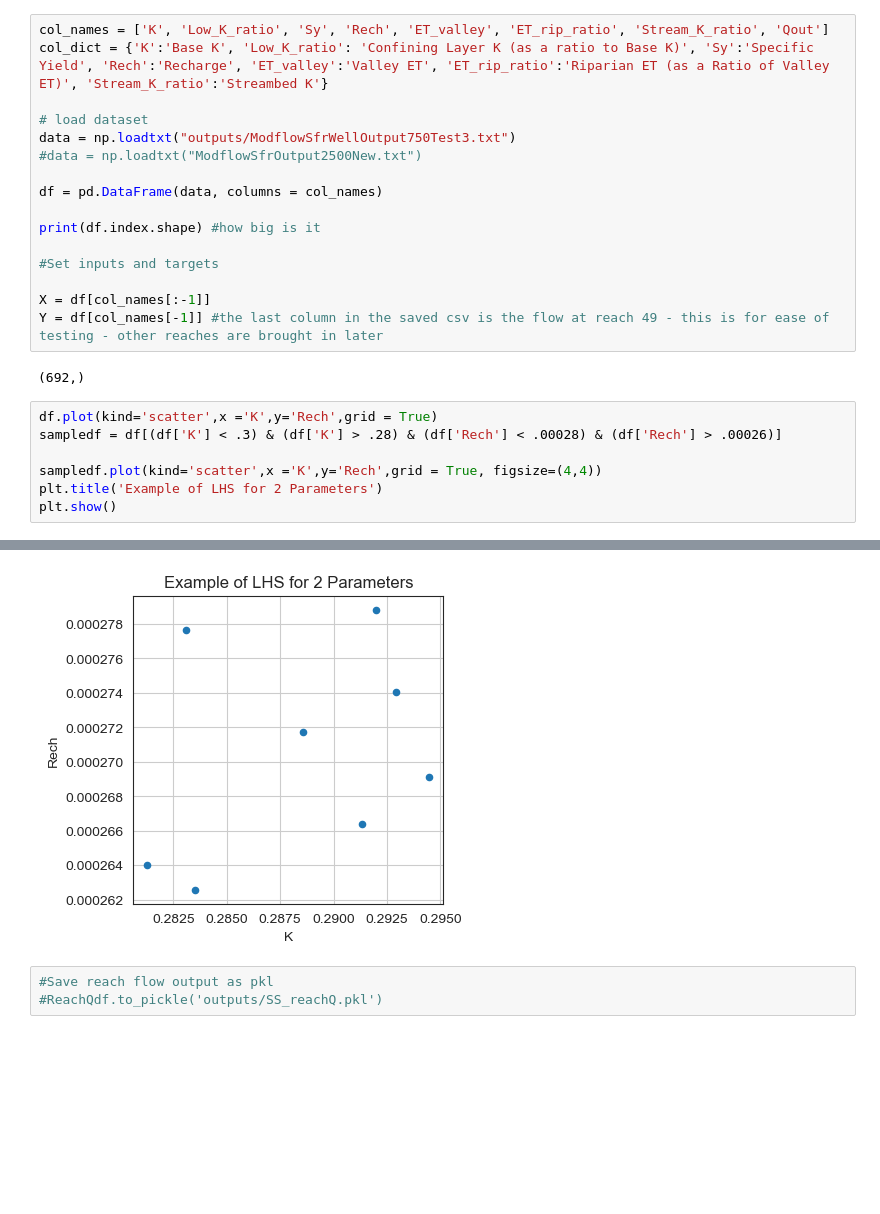
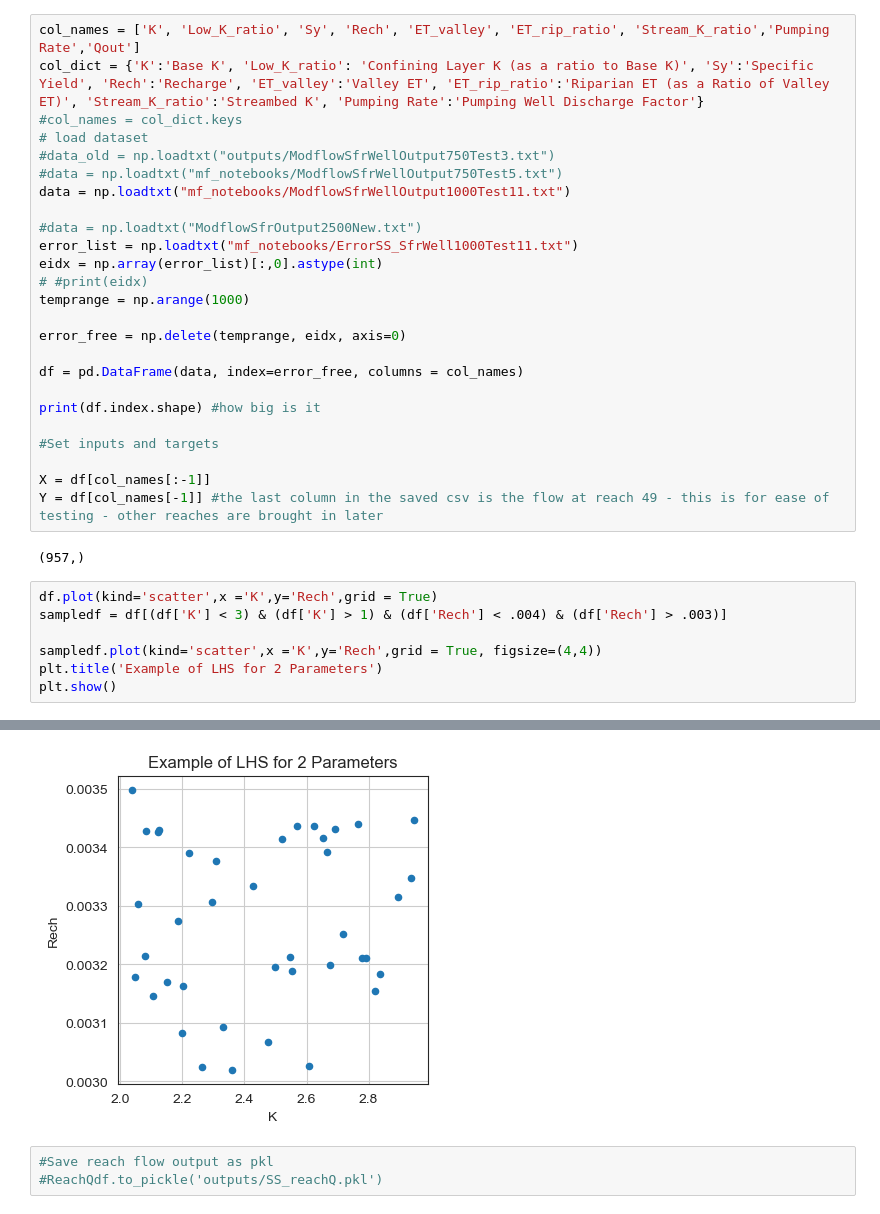
Before and after one commit to davermurray/mf-trees, a Jupyter notebook: ModflowSfrTree_JustWellTrees.ipynb, the cells around one changed output, grey strips where cells are left out. Drawn from its saved outputs; the diff is of its cells as text; blank space fills up the shorter version.

```diff
--- a/ModflowSfrTree_JustWellTrees.ipynb
+++ b/ModflowSfrTree_JustWellTrees.ipynb
@@ -32,14 +33,23 @@ from treeFuncs import metrics
 modws ="C:/Users/davem/Documents/Thesis/modflow/mfoutput"
 modws= "D:/mfoutput"
 # %%
-col_names = ['K', 'Low_K_ratio', 'Sy', 'Rech', 'ET_valley', 'ET_rip_ratio', 'Stream_K_ratio', 'Qout']
-col_dict = {'K':'Base K', 'Low_K_ratio': 'Confining Layer K (as a ratio to Base K)', 'Sy':'Specific Yield', 'Rech':'Recharge', 'ET_valley':'Valley ET', 'ET_rip_ratio':'Riparian ET (as a Ratio of Valley ET)', 'Stream_K_ratio':'Streambed K'}
+col_names = ['K', 'Low_K_ratio', 'Sy', 'Rech', 'ET_valley', 'ET_rip_ratio', 'Stream_K_ratio','Pumping Rate','Qout']
+col_dict = {'K':'Base K', 'Low_K_ratio': 'Confining Layer K (as a ratio to Base K)', 'Sy':'Specific Yield', 'Rech':'Recharge', 'ET_valley':'Valley ET', 'ET_rip_ratio':'Riparian ET (as a Ratio of Valley ET)', 'Stream_K_ratio':'Streambed K', 'Pumping Rate':'Pumping Well Discharge Factor'}
+#col_names = col_dict.keys
+# load dataset
+#data_old = np.loadtxt("outputs/ModflowSfrWellOutput750Test3.txt")
+#data = np.loadtxt("mf_notebooks/ModflowSfrWellOutput750Test5.txt")
+data = np.loadtxt("mf_notebooks/ModflowSfrWellOutput1000Test11.txt")
 
-# load dataset
-data = np.loadtxt("outputs/ModflowSfrWellOutput750Test3.txt")
 #data = np.loadtxt("ModflowSfrOutput2500New.txt")
+error_list = np.loadtxt("mf_notebooks/ErrorSS_SfrWell1000Test11.txt")
+eidx = np.array(error_list)[:,0].astype(int)
+# #print(eidx)
+temprange = np.arange(1000)
 
-df = pd.DataFrame(data, columns = col_names)
+error_free = np.delete(temprange, eidx, axis=0)
+
+df = pd.DataFrame(data, index=error_free, columns = col_names)
 
 print(df.index.shape) #how big is it
 
@@ -48,10 +58,10 @@ print(df.index.shape) #how big is it
 X = df[col_names[:-1]]
 Y = df[col_names[-1]] #the last column in the saved csv is the flow at reach 49 - this is for ease of testing - other reaches are brought in later
 # %% [output]
-(692,)
+(957,)
 # %%
 df.plot(kind='scatter',x ='K',y='Rech',grid = True)
-sampledf = df[(df['K'] < .3) & (df['K'] > .28) & (df['Rech'] < .00028) & (df['Rech'] > .00026)]
+sampledf = df[(df['K'] < 3) & (df['K'] > 1) & (df['Rech'] < .004) & (df['Rech'] > .003)]
 
 sampledf.plot(kind='scatter',x ='K',y='Rech',grid = True, figsize=(4,4))
 plt.title('Example of LHS for 2 Parameters')
@@ -61,4 +71,4 @@ plt.show()
-[figure, old version]
+[figure, new version]
 # %%
 #Save reach flow output as pkl
 #ReachQdf.to_pickle('outputs/SS_reachQ.pkl')
```
Also changed, not shown: parts of 52 cells of this notebook, 5 other files.
